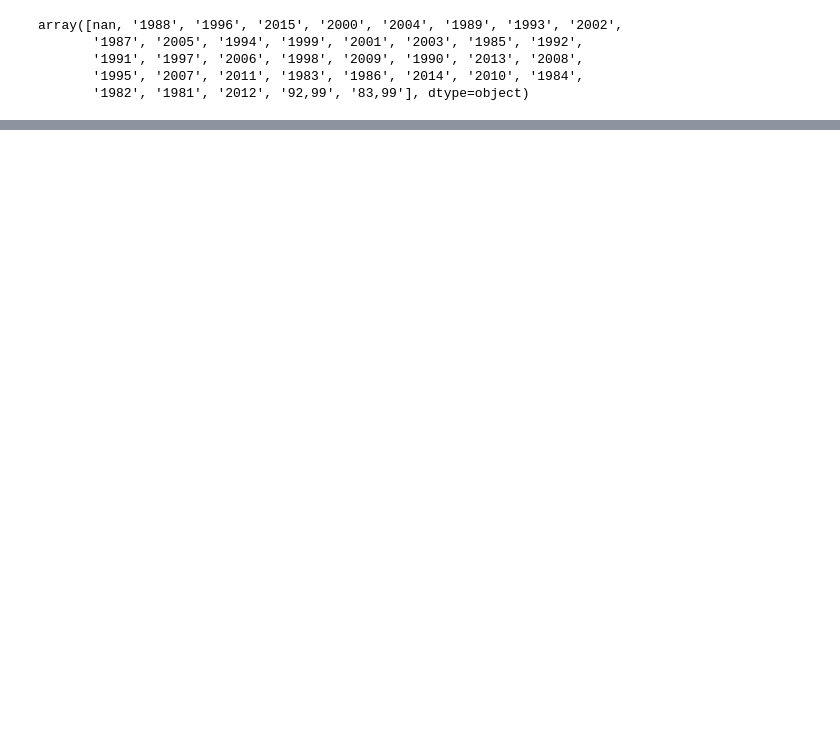
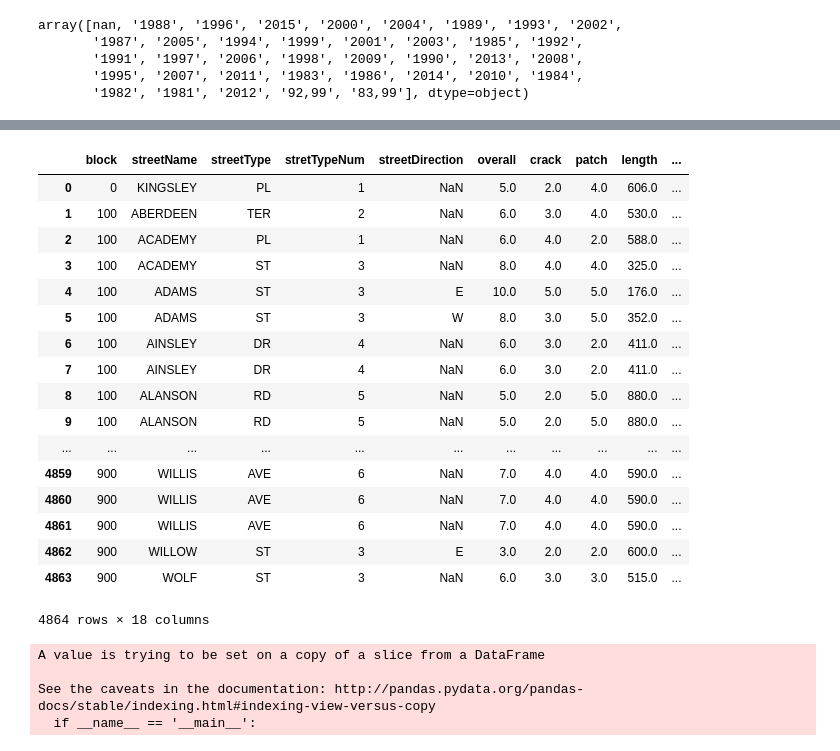
Before and after one commit to sohamkhare/civicdatahackathon, a Jupyter notebook: RC1.ipynb, the cells around one changed output, grey strips where cells are left out. Saved outputs shown, nothing was run; the diff lists cells and outputs as text; code cells hidden in the pictures; blank space fills up the shorter version.

Commit message:
LastOverlay date processed

```diff
--- a/RC1.ipynb
+++ b/RC1.ipynb
@@ -106,0 +129,33 @@ array([nan, '1988', '1996', '2015', '2000', '2004', '1989', '1993', '2002',
+# %%
+import math
+for i in range(1,len(roadrating['dateLastOverlay'])):
+    if math.isnan(float(roadrating['dateLastOverlay'][i])) :
+        roadrating['dateLastOverlay'][i] = 1985
+# %%
+roadrating
+# %% [output]
+|  | block | streetName | streetType | stretTypeNum | streetDirection | overall | crack | patch | length | ... |
+| 0 | 0 | KINGSLEY | PL | 1 | NaN | 5.0 | 2.0 | 4.0 | 606.0 | ... |
+| 1 | 100 | ABERDEEN | TER | 2 | NaN | 6.0 | 3.0 | 4.0 | 530.0 | ... |
+| 2 | 100 | ACADEMY | PL | 1 | NaN | 6.0 | 4.0 | 2.0 | 588.0 | ... |
+| 3 | 100 | ACADEMY | ST | 3 | NaN | 8.0 | 4.0 | 4.0 | 325.0 | ... |
+| 4 | 100 | ADAMS | ST | 3 | E | 10.0 | 5.0 | 5.0 | 176.0 | ... |
+| 5 | 100 | ADAMS | ST | 3 | W | 8.0 | 3.0 | 5.0 | 352.0 | ... |
+| 6 | 100 | AINSLEY | DR | 4 | NaN | 6.0 | 3.0 | 2.0 | 411.0 | ... |
+| 7 | 100 | AINSLEY | DR | 4 | NaN | 6.0 | 3.0 | 2.0 | 411.0 | ... |
+| 8 | 100 | ALANSON | RD | 5 | NaN | 5.0 | 2.0 | 5.0 | 880.0 | ... |
+| 9 | 100 | ALANSON | RD | 5 | NaN | 5.0 | 2.0 | 5.0 | 880.0 | ... |
+| ... | ... | ... | ... | ... | ... | ... | ... | ... | ... | ... |
+| 4859 | 900 | WILLIS | AVE | 6 | NaN | 7.0 | 4.0 | 4.0 | 590.0 | ... |
+| 4860 | 900 | WILLIS | AVE | 6 | NaN | 7.0 | 4.0 | 4.0 | 590.0 | ... |
+| 4861 | 900 | WILLIS | AVE | 6 | NaN | 7.0 | 4.0 | 4.0 | 590.0 | ... |
+| 4862 | 900 | WILLOW | ST | 3 | E | 3.0 | 2.0 | 2.0 | 600.0 | ... |
+| 4863 | 900 | WOLF | ST | 3 | NaN | 6.0 | 3.0 | 3.0 | 515.0 | ... |
+4864 rows × 18 columns
+# %%
+roadrating['dateLastOverlay'][0] = 1985
+# %% [output]
+A value is trying to be set on a copy of a slice from a DataFrame
+
+See the caveats in the documentation: http://pandas.pydata.org/pandas-docs/stable/indexing.html#indexing-view-versus-copy
+  if __name__ == '__main__':
```
Also changed, not shown: parts of 7 cells of this notebook.
